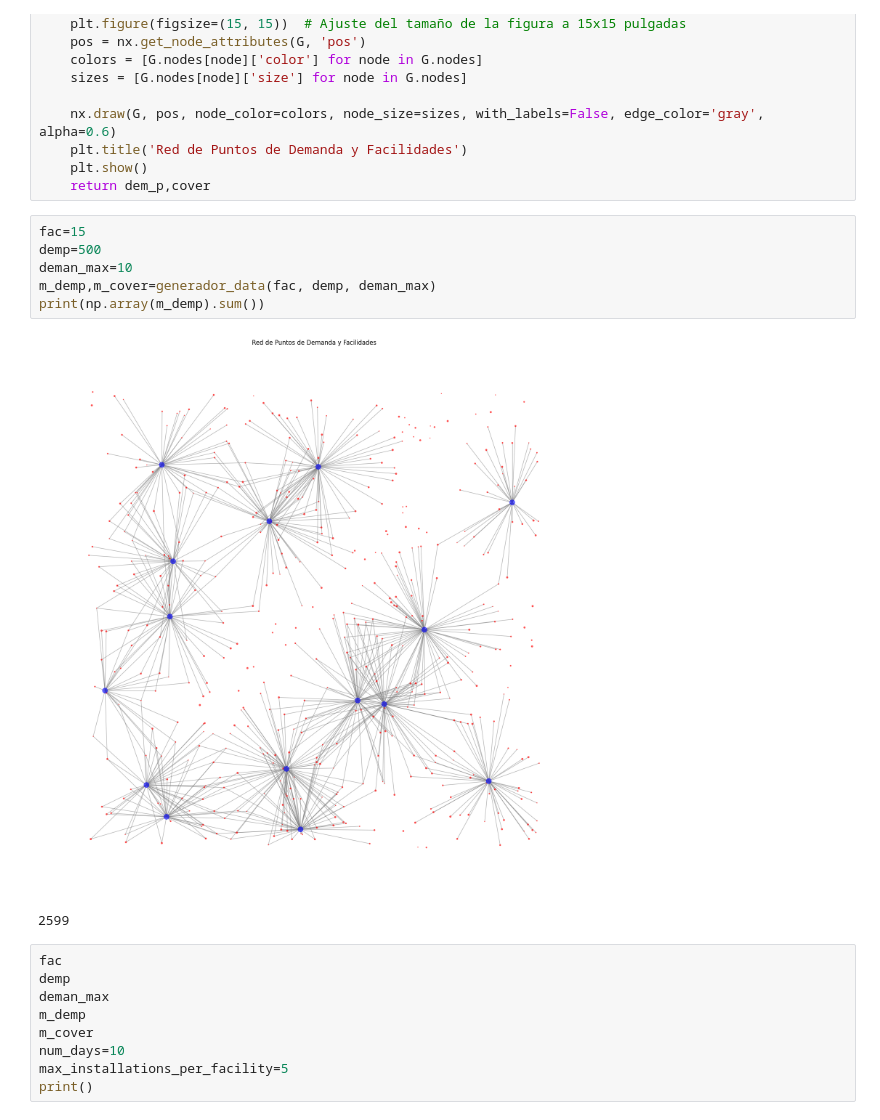
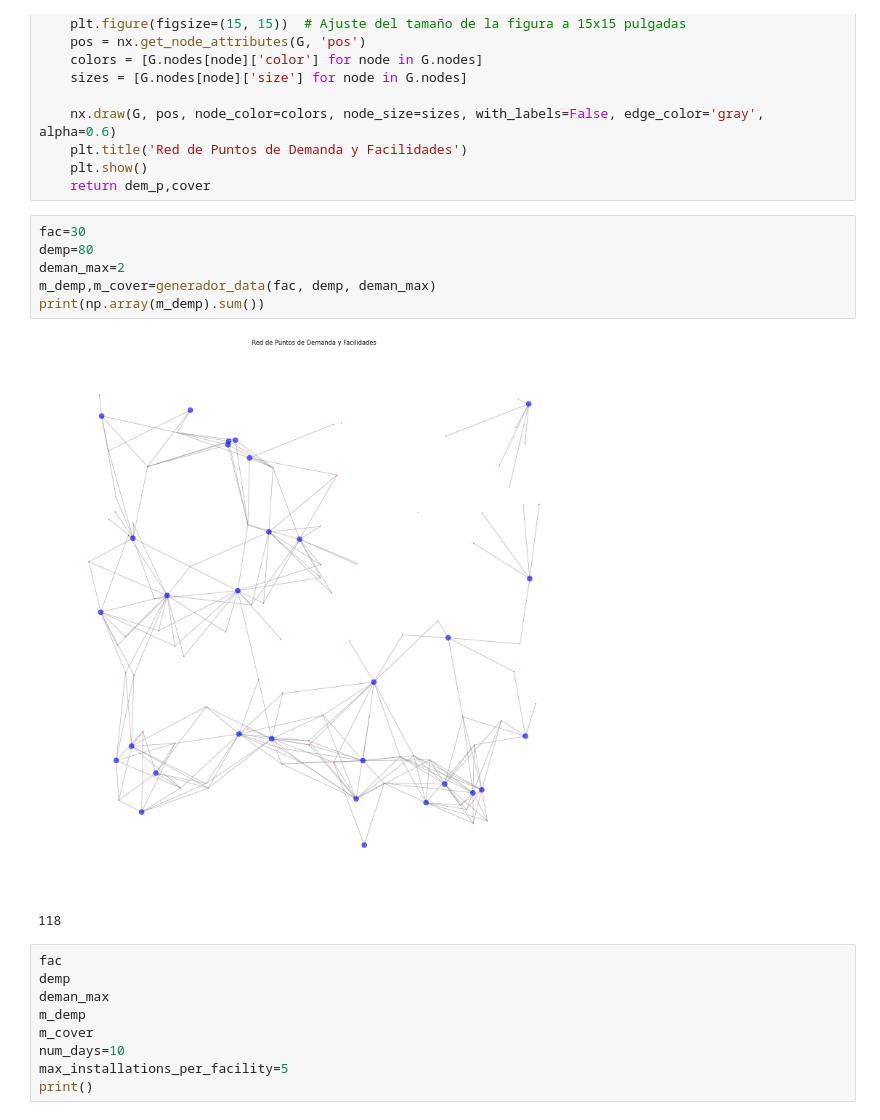
Before and after one commit to Migol123/K-IMU, a Jupyter notebook: Numpy/k-IMU.ipynb, the cells around one changed output. Drawn from its saved outputs; the diff is of its cells as text.

```diff
--- a/Numpy/k-IMU.ipynb
+++ b/Numpy/k-IMU.ipynb
@@ -75,14 +75,14 @@ def generador_data(fac, dem, deman_max):
     plt.show()
     return dem_p,cover
 # %%
-fac=15
-demp=500
-deman_max=10
+fac=30
+demp=80
+deman_max=2
 m_demp,m_cover=generador_data(fac, demp, deman_max)
 print(np.array(m_demp).sum())
 # %% [output]
-[figure, old version]
+[figure, new version]
-2599
+118
 # %%
 fac
 demp
```
Also changed, not shown: parts of 2 cells of this notebook, 1 other file.
